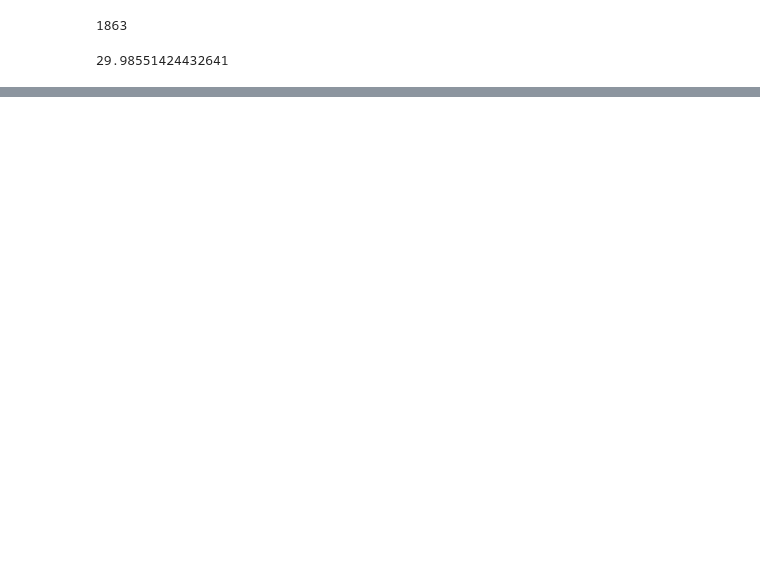
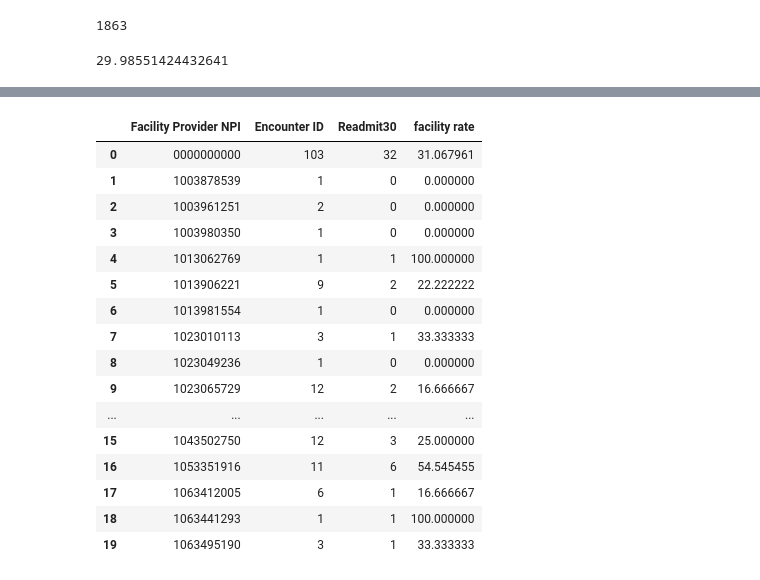
Before and after one commit to jrioross/ursa_health_hospital_readmissions, a Jupyter notebook: data/patient_care.ipynb, the cells around one changed output, grey strips where cells are left out. Saved outputs shown, nothing was run; the diff lists cells and outputs as text; code cells hidden in the pictures; blank space fills up the shorter version.

```diff
--- a/data/patient_care.ipynb
+++ b/data/patient_care.ipynb
@@ -177,0 +237,3 @@ pcp_rate
+# %%
+facility_npi = admit1.groupby('Facility Provider NPI', as_index=False)['Encounter ID'].count()
+facility_npi
@@ -177,0 +254,3 @@ pcp_rate
+# %%
+readmit_30d = admit1.groupby('Facility Provider NPI', as_index=False)['Readmit30'].sum()
+readmit_30d
@@ -177,0 +271,3 @@ pcp_rate
+# %%
+hosp_merge = facility_npi.merge(readmit_30d, how='left', on='Facility Provider NPI')
+hosp_merge
@@ -177,0 +288,21 @@ pcp_rate
+# %%
+hosp_merge['facility rate'] = 100*hosp_merge['Readmit30']/hosp_merge['Encounter ID']
+hosp_merge.head(20)
+# %% [output]
+|  | Facility Provider NPI | Encounter ID | Readmit30 | facility rate |
+| 0 | 0000000000 | 103 | 32 | 31.067961 |
+| 1 | 1003878539 | 1 | 0 | 0.000000 |
+| 2 | 1003961251 | 2 | 0 | 0.000000 |
+| 3 | 1003980350 | 1 | 0 | 0.000000 |
+| 4 | 1013062769 | 1 | 1 | 100.000000 |
+| 5 | 1013906221 | 9 | 2 | 22.222222 |
+| 6 | 1013981554 | 1 | 0 | 0.000000 |
+| 7 | 1023010113 | 3 | 1 | 33.333333 |
+| 8 | 1023049236 | 1 | 0 | 0.000000 |
+| 9 | 1023065729 | 12 | 2 | 16.666667 |
+| ... | ... | ... | ... | ... |
+| 15 | 1043502750 | 12 | 3 | 25.000000 |
+| 16 | 1053351916 | 11 | 6 | 54.545455 |
+| 17 | 1063412005 | 6 | 1 | 16.666667 |
+| 18 | 1063441293 | 1 | 1 | 100.000000 |
+| 19 | 1063495190 | 3 | 1 | 33.333333 |
```
Also changed, not shown: parts of 11 cells of this notebook, 2 other files.
